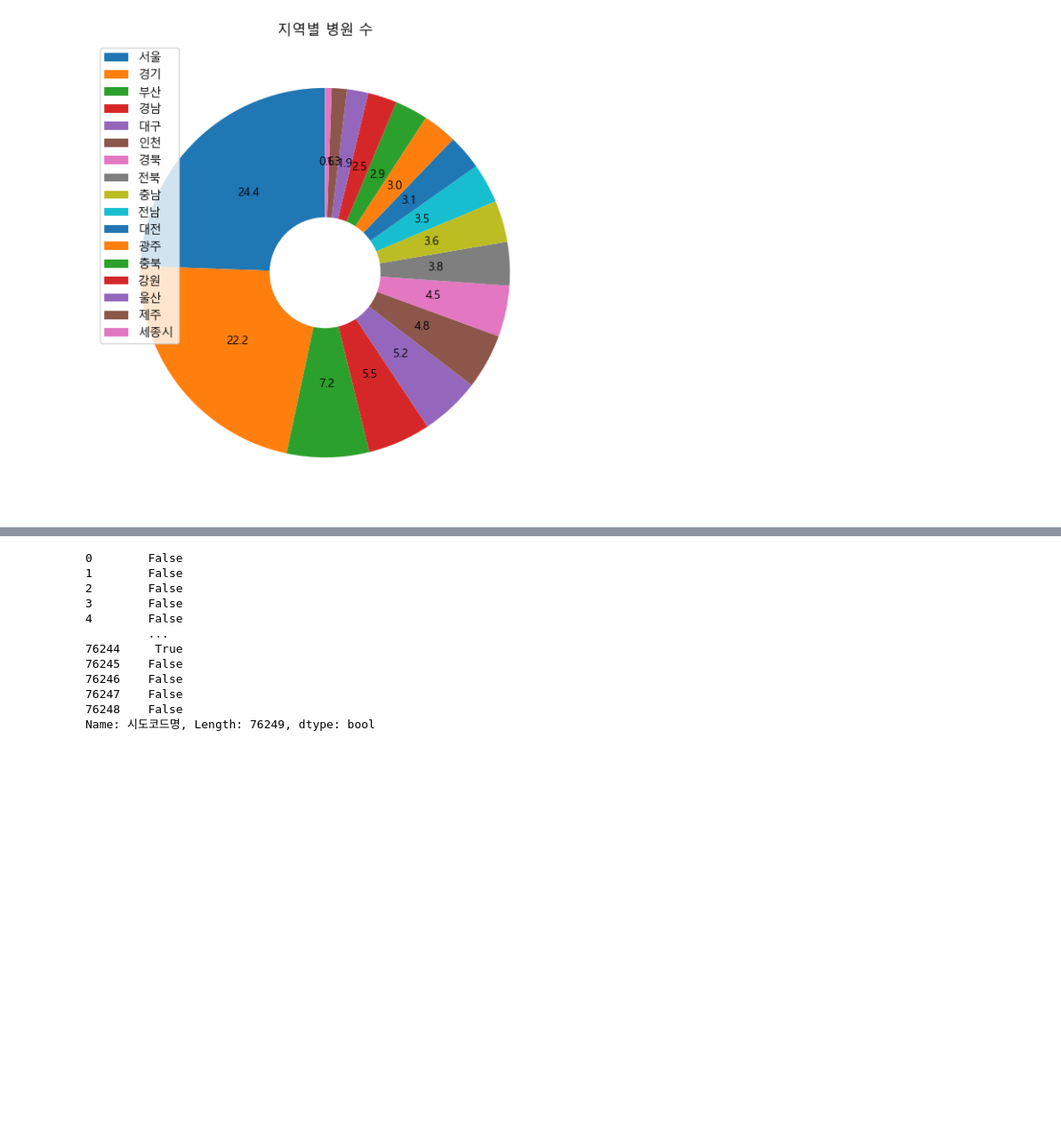
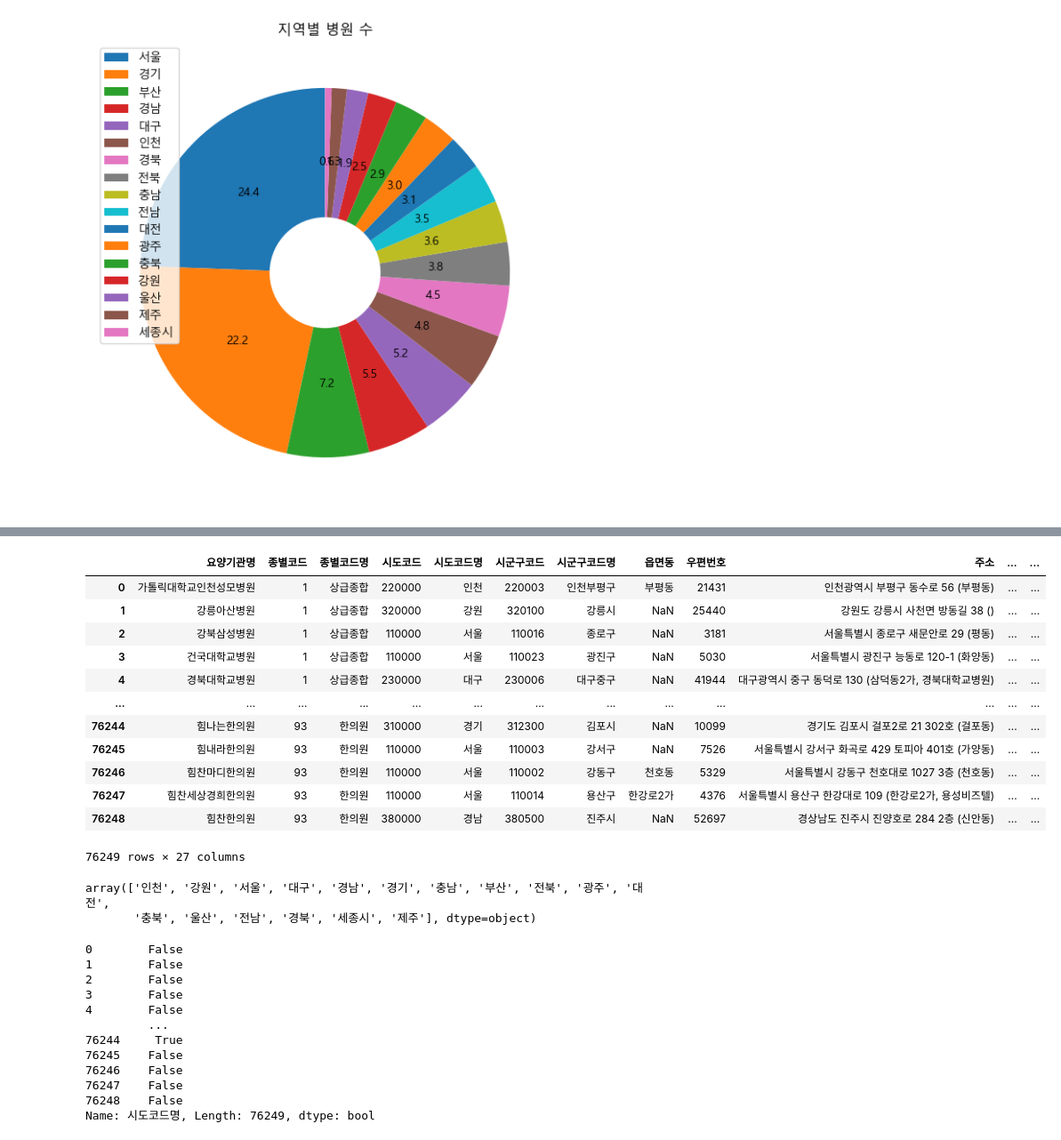
Before and after one commit to qooqookeke/car_greenhouse_gas, a Jupyter notebook: hospital.ipynb, the cells around one changed output, grey strips where cells are left out. Shown at 89% size. Drawn from its saved outputs; the diff is of its cells as text; code cells hidden in the pictures; blank space fills up the shorter version.

```diff
--- a/hospital.ipynb
+++ b/hospital.ipynb
@@ -91,3 +107,26 @@ plt.show()
+# %%
+df = df.iloc[:,1:28]
+# %%
+df
+# %% [output]
+|  | 요양기관명 | 종별코드 | 종별코드명 | 시도코드 | 시도코드명 | 시군구코드 | 시군구코드명 | 읍면동 | 우편번호 | 주소 | ... | ... |
+| 0 | 가톨릭대학교인천성모병원 | 1 | 상급종합 | 220000 | 인천 | 220003 | 인천부평구 | 부평동 | 21431 | 인천광역시 부평구 동수로 56 (부평동) | ... | ... |
+| 1 | 강릉아산병원 | 1 | 상급종합 | 320000 | 강원 | 320100 | 강릉시 | NaN | 25440 | 강원도 강릉시 사천면 방동길 38 () | ... | ... |
+| 2 | 강북삼성병원 | 1 | 상급종합 | 110000 | 서울 | 110016 | 종로구 | NaN | 3181 | 서울특별시 종로구 새문안로 29 (평동) | ... | ... |
+| 3 | 건국대학교병원 | 1 | 상급종합 | 110000 | 서울 | 110023 | 광진구 | NaN | 5030 | 서울특별시 광진구 능동로 120-1 (화양동) | ... | ... |
+| 4 | 경북대학교병원 | 1 | 상급종합 | 230000 | 대구 | 230006 | 대구중구 | NaN | 41944 | 대구광역시 중구 동덕로 130 (삼덕동2가, 경북대학교병원) | ... | ... |
+| ... | ... | ... | ... | ... | ... | ... | ... | ... | ... | ... | ... | ... |
+| 76244 | 힘나는한의원 | 93 | 한의원 | 310000 | 경기 | 312300 | 김포시 | NaN | 10099 | 경기도 김포시 걸포2로 21 302호 (걸포동) | ... | ... |
+| 76245 | 힘내라한의원 | 93 | 한의원 | 110000 | 서울 | 110003 | 강서구 | NaN | 7526 | 서울특별시 강서구 화곡로 429 토피아 401호 (가양동) | ... | ... |
+| 76246 | 힘찬마디한의원 | 93 | 한의원 | 110000 | 서울 | 110002 | 강동구 | 천호동 | 5329 | 서울특별시 강동구 천호대로 1027 3층 (천호동) | ... | ... |
+| 76247 | 힘찬세상경희한의원 | 93 | 한의원 | 110000 | 서울 | 110014 | 용산구 | 한강로2가 | 4376 | 서울특별시 용산구 한강대로 109 (한강로2가, 용성비즈텔) | ... | ... |
+| 76248 | 힘찬한의원 | 93 | 한의원 | 380000 | 경남 | 380500 | 진주시 | NaN | 52697 | 경상남도 진주시 진양호로 284 2층 (신안동) | ... | ... |
+76249 rows × 27 columns
+# %%
+df.iloc[:,4].unique()
+# %% [output]
+array(['인천', '강원', '서울', '대구', '경남', '경기', '충남', '부산', '전북', '광주', '대전',
+       '충북', '울산', '전남', '경북', '세종시', '제주'], dtype=object)
 # %%
 # 경기 지역내 병원이 가장 많은 구군 중 상위 10곳은 어디인가?
 # %%
```
Also changed, not shown: parts of 1 cell of this notebook, 3 other files.
